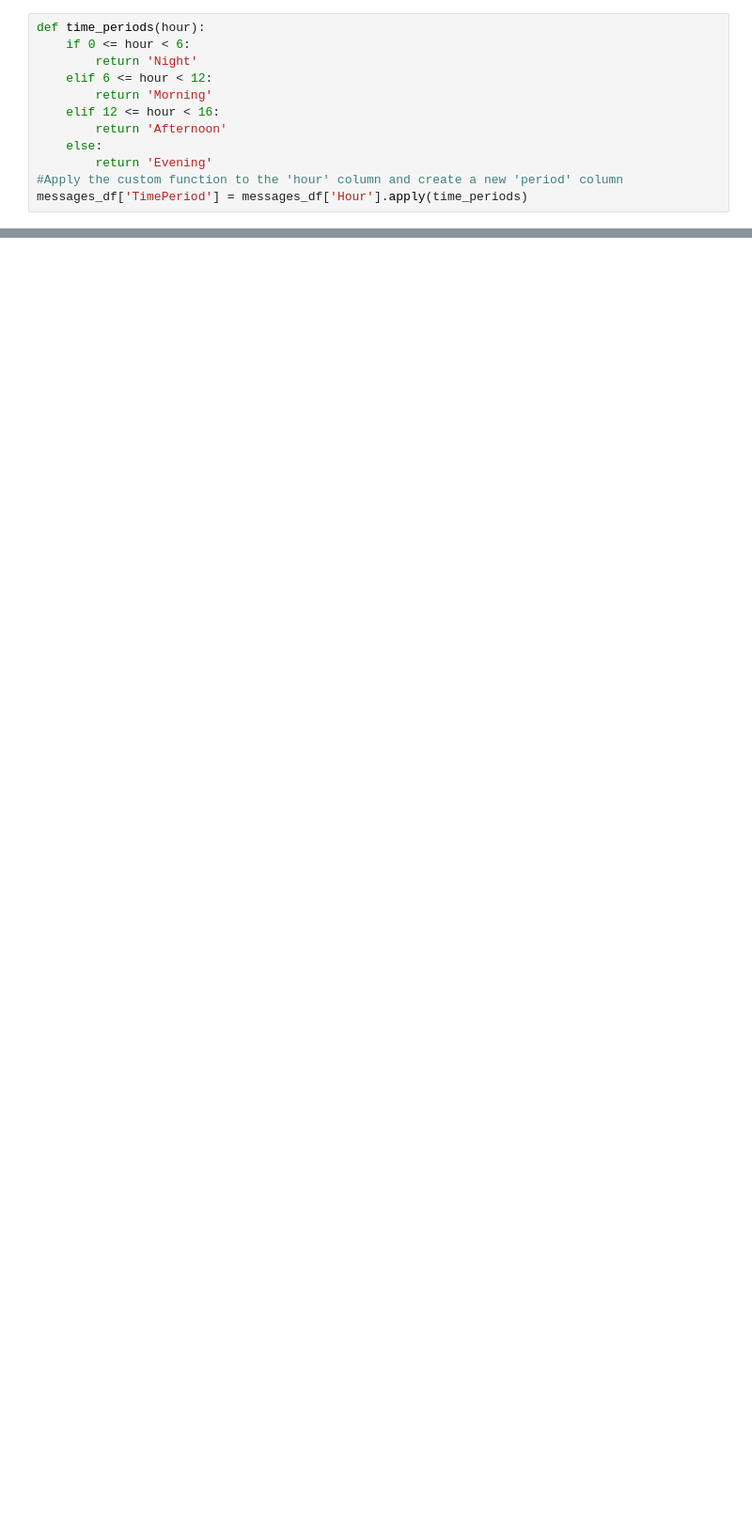
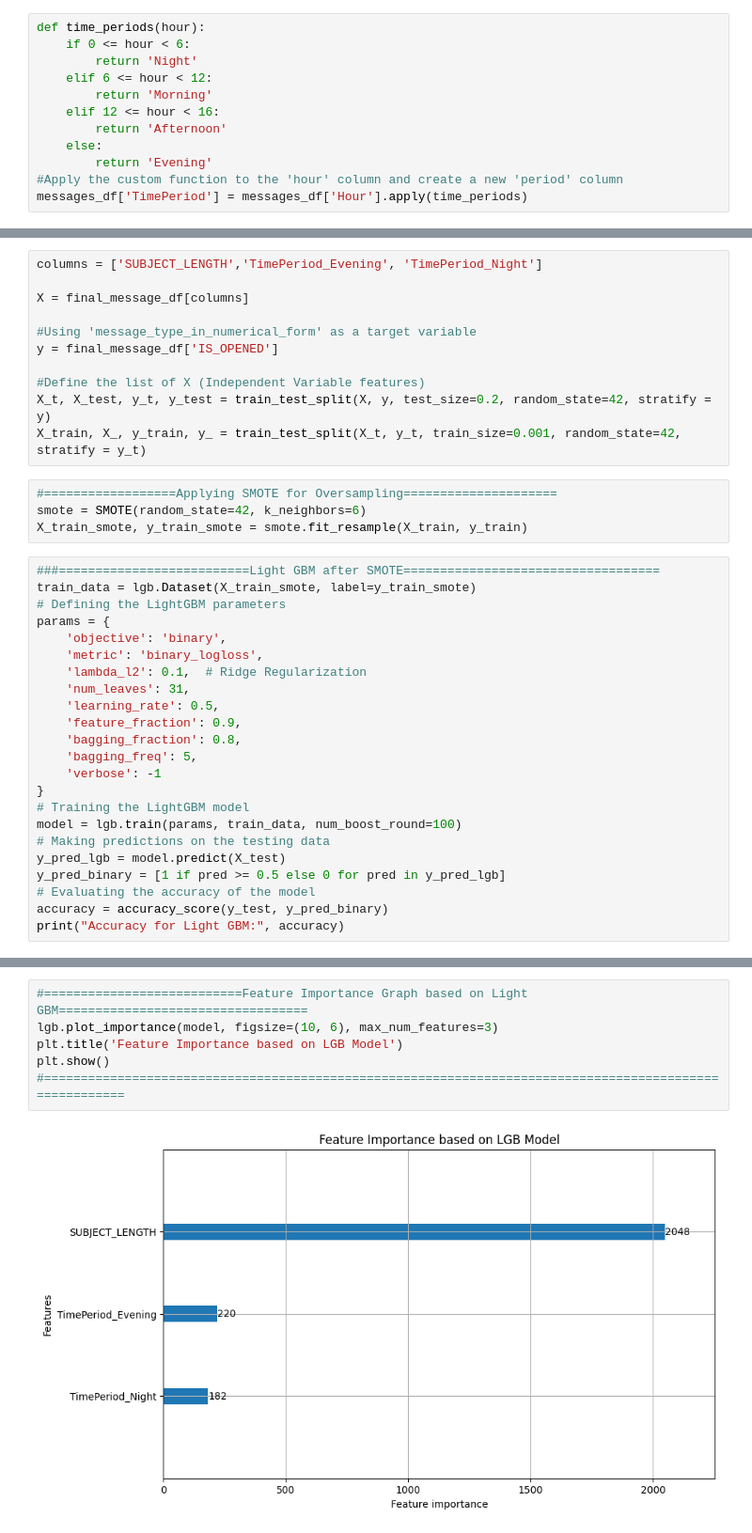
Before and after one commit to enggabhishek/message-distribution-analysis, a Jupyter notebook: Predictive_Analysis.ipynb, the cells around one changed output, grey strips where cells are left out. Shown: that part at 94% size. Saved outputs shown, nothing was run; the diff lists cells and outputs as text; blank space fills up the shorter version.

```diff
--- a/Predictive_Analysis.ipynb
+++ b/Predictive_Analysis.ipynb
@@ -575,0 +113,38 @@ plt.show()
+# %%
+columns = ['SUBJECT_LENGTH','TimePeriod_Evening', 'TimePeriod_Night']
+
+X = final_message_df[columns]
+
+#Using 'message_type_in_numerical_form' as a target variable
+y = final_message_df['IS_OPENED']
+
+#Define the list of X (Independent Variable features)
+X_t, X_test, y_t, y_test = train_test_split(X, y, test_size=0.2, random_state=42, stratify = y)
+X_train, X_, y_train, y_ = train_test_split(X_t, y_t, train_size=0.001, random_state=42, stratify = y_t)
+# %%
+#==================Applying SMOTE for Oversampling=====================
+smote = SMOTE(random_state=42, k_neighbors=6)
+X_train_smote, y_train_smote = smote.fit_resample(X_train, y_train)
+# %%
+###==========================Light GBM after SMOTE===================================
+train_data = lgb.Dataset(X_train_smote, label=y_train_smote)
+# Defining the LightGBM parameters
+params = {
+    'objective': 'binary',
+    'metric': 'binary_logloss',
+    'lambda_l2': 0.1,  # Ridge Regularization
+    'num_leaves': 31,
+    'learning_rate': 0.5,
+    'feature_fraction': 0.9,
+    'bagging_fraction': 0.8,
+    'bagging_freq': 5,
+    'verbose': -1
+}
+# Training the LightGBM model
+model = lgb.train(params, train_data, num_boost_round=100)
+# Making predictions on the testing data
+y_pred_lgb = model.predict(X_test)
+y_pred_binary = [1 if pred >= 0.5 else 0 for pred in y_pred_lgb]
+# Evaluating the accuracy of the model
+accuracy = accuracy_score(y_test, y_pred_binary)
+print("Accuracy for Light GBM:", accuracy)
@@ -575,0 +153,8 @@ plt.show()
+# %%
+#===========================Feature Importance Graph based on Light GBM==================================
+lgb.plot_importance(model, figsize=(10, 6), max_num_features=3)
+plt.title('Feature Importance based on LGB Model')
+plt.show()
+#========================================================================================================
+# %% [output]
+[figure, added]
```
Also changed, not shown: parts of 72 cells of this notebook, 1 other file.
